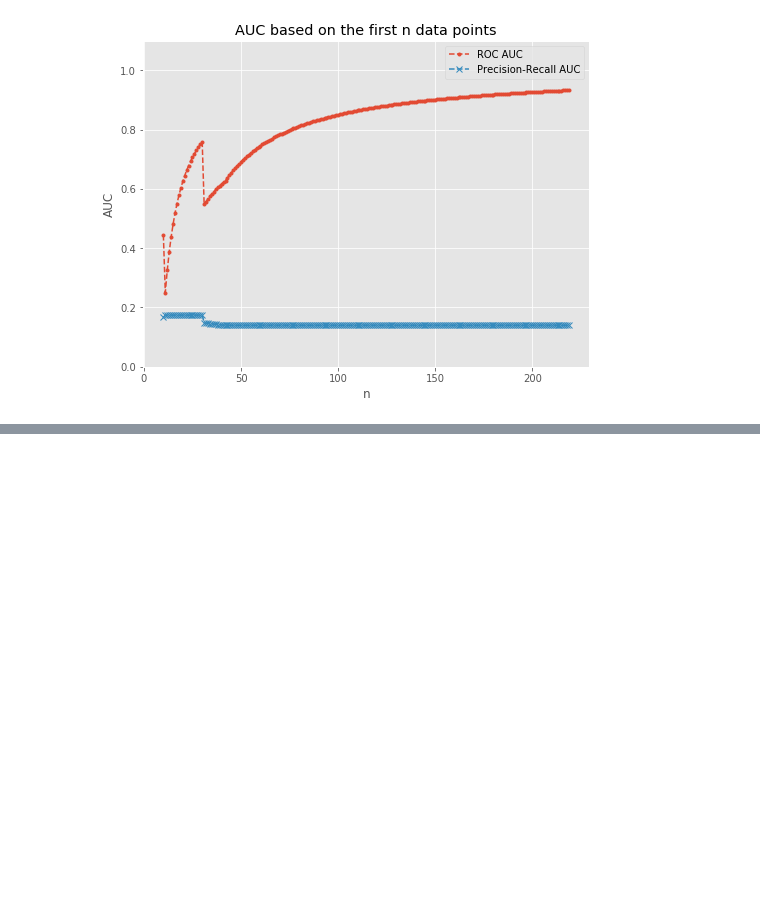
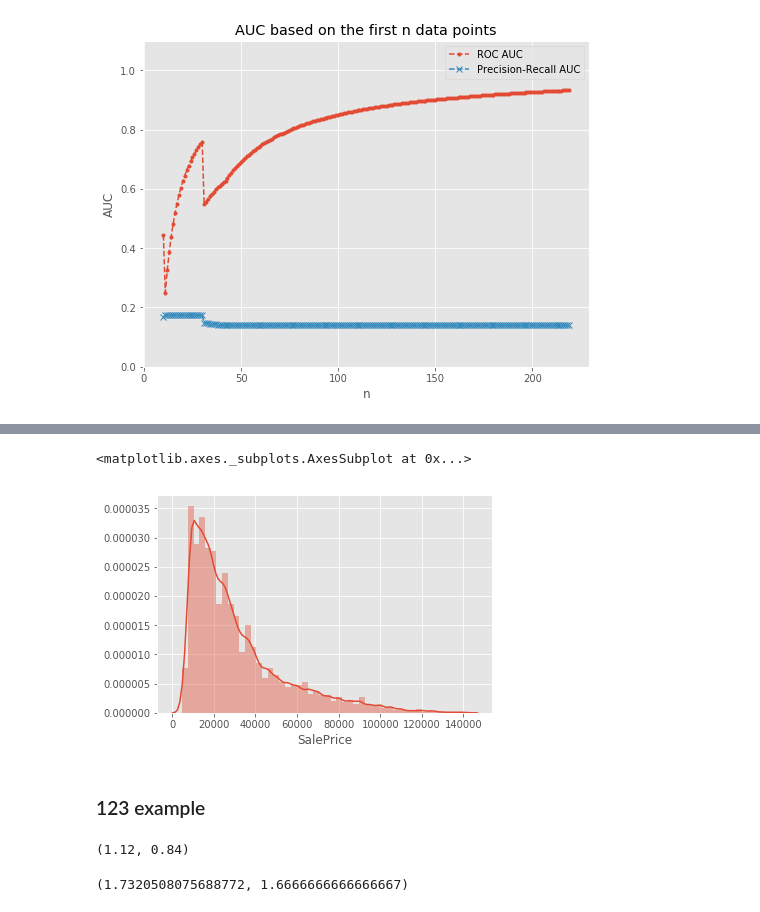
Before and after one commit to yang-zhang/evaluation, a Jupyter notebook: model_evaluation.ipynb, the cells around one changed output, grey strips where cells are left out. Cells and saved outputs as stored; diff of their text form; code cells hidden in the pictures; blank space fills up the shorter version.

```diff
--- a/model_evaluation.ipynb
+++ b/model_evaluation.ipynb
@@ -532,0 +515,27 @@ HTTP response body: b'<!DOCTYPE html>\r\n<html>\r\n<head>\r\n    <title>Kaggle:
+# %%
+df = pd.read_csv('bulldozer/Train.csv')
+# %%
+import seaborn as sns
+ax = plt.axes()
+sns.distplot(df.SalePrice, ax = ax)
+# %% [output]
+<matplotlib.axes._subplots.AxesSubplot at 0x...>
+[figure, added]
+# %% [markdown]
+### 123 example
+# %%
+from sklearn.metrics import mean_squared_error
+from sklearn.metrics import mean_absolute_error
+
+y_true = np.random.choice([1, 2, 3], 50)
+y_pred = np.random.choice([1, 2, 3], 50)
+def root_mean_squared_error(y_true, y_pred):
+    return np.sqrt(mean_squared_error(y_true, y_pred))
+mean_squared_error(y_true, y_pred), mean_absolute_error(y_true, y_pred)
+# %% [output]
+(1.12, 0.84)
+# %%
+y_true, y_pred = [1, 2, 3], [3, 1, 1]
+root_mean_squared_error(y_true, y_pred), mean_absolute_error(y_true, y_pred)
+# %% [output]
+(1.7320508075688772, 1.6666666666666667)
```
Also changed, not shown: parts of 7 cells of this notebook, 1 other file.
